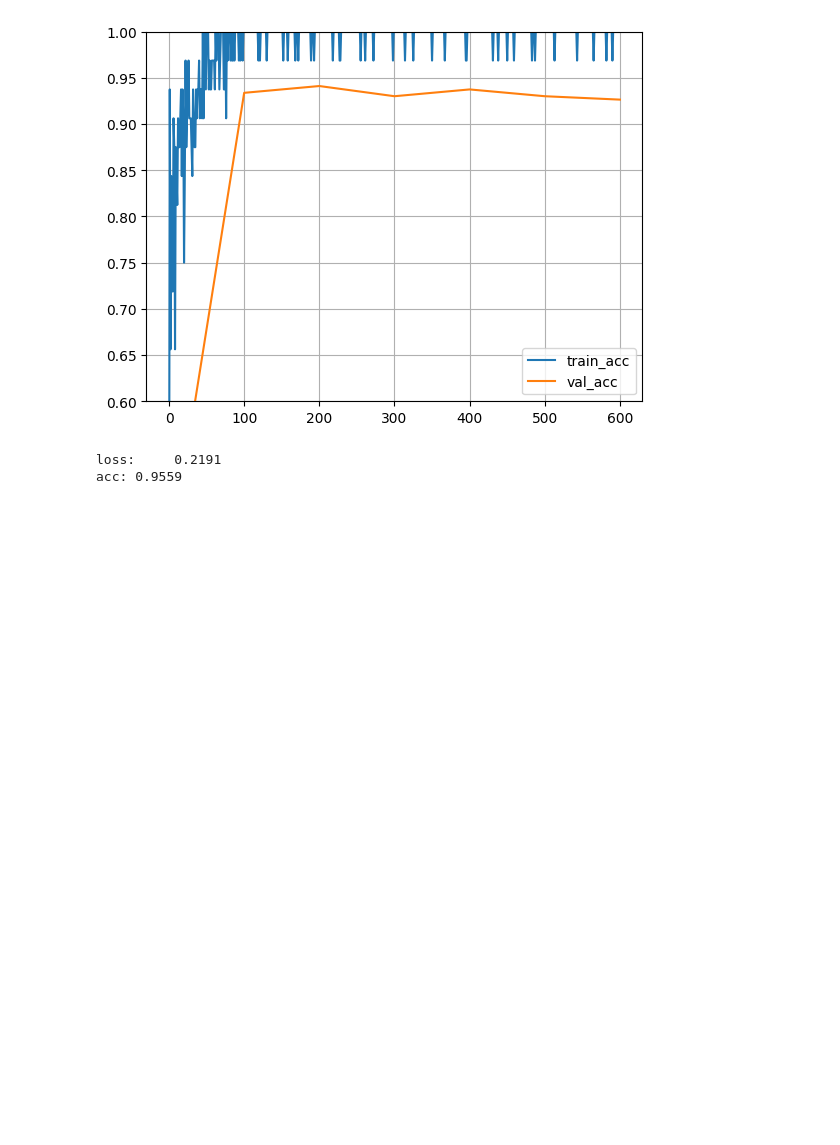
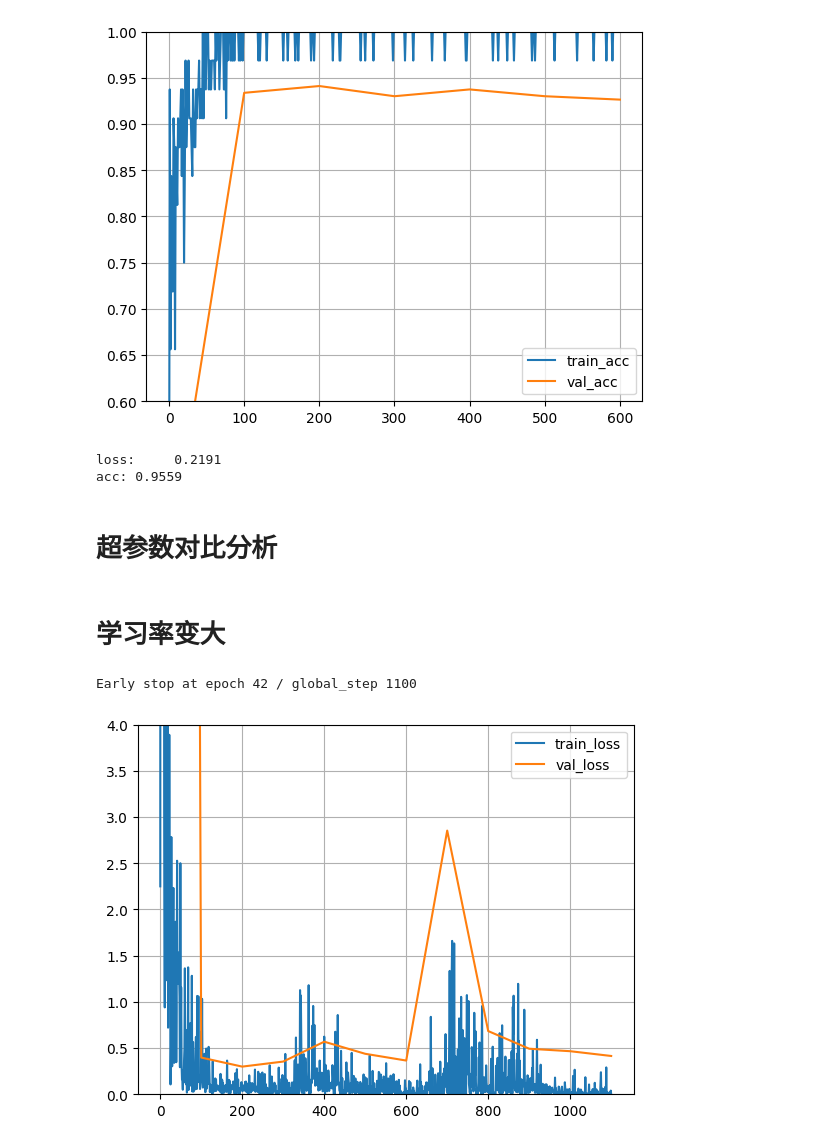
Before and after one commit to Brynn-jx/BJTU_DeepLearning, a Jupyter notebook: 卷积神经网络实验实验一.ipynb, the cells around one changed output. Cells and saved outputs as stored; diff of their text form; code cells hidden in the pictures; blank space fills up the shorter version.

```diff
--- a/卷积神经网络实验实验一.ipynb
+++ b/卷积神经网络实验实验一.ipynb
@@ -587,3 +587,39 @@ print(f"loss:     {loss:.4f}\nacc: {acc:.4f}")
 # %% [output]
 loss:     0.2191
 acc: 0.9559
+# %% [markdown]
+# 超参数对比分析
+# %% [markdown]
+# 学习率变大
+# %%
+epoch = 100
+model_nn_vehicle_lr = NnVehicleCNN()
+loss_fct_nn_vehicle_lr = nn.CrossEntropyLoss()
+optimizer_nn_vehicle_lr = torch.optim.Adam(model_nn_vehicle_lr.parameters(), lr=0.01)
+early_stop_callback = EarlyStopCallback(patience=5)
+model_nn_vehicle_lr = model_nn_vehicle_lr.to(device)
+record_nn_vehicle_lr = training_nn_cnn(
+    model_nn_vehicle_lr,
+    train_dl_vehicle,
+    val_dl_vehicle,
+    epoch,
+    loss_fct_nn_vehicle_lr,
+    optimizer_nn_vehicle_lr,
+    early_stop_callback=early_stop_callback,
+    eval_step=100
+    )
+# %% [output]
+Early stop at epoch 42 / global_step 1100
+# %%
+plt.plot([i["step"] for i in record_nn_vehicle_lr["train"]], [i["loss"] for i in record_nn_vehicle_lr["train"]], label="train_loss")
+plt.plot([i["step"] for i in record_nn_vehicle_lr["val"]], [i["loss"] for i in record_nn_vehicle_lr["val"]], label="val_loss")
+plt.grid()
+plt.legend()
+max_loss = max(
+    max([i["loss"] for i in record_nn_vehicle_lr["train"]]),
+    max([i["loss"] for i in record_nn_vehicle_lr["val"]])
+)
+plt.ylim(0, 4)  # 上浮10%留出余量
+plt.show()
+# %% [output]
+[figure, added]
```
Also changed, not shown: parts of 16 cells of this notebook.
